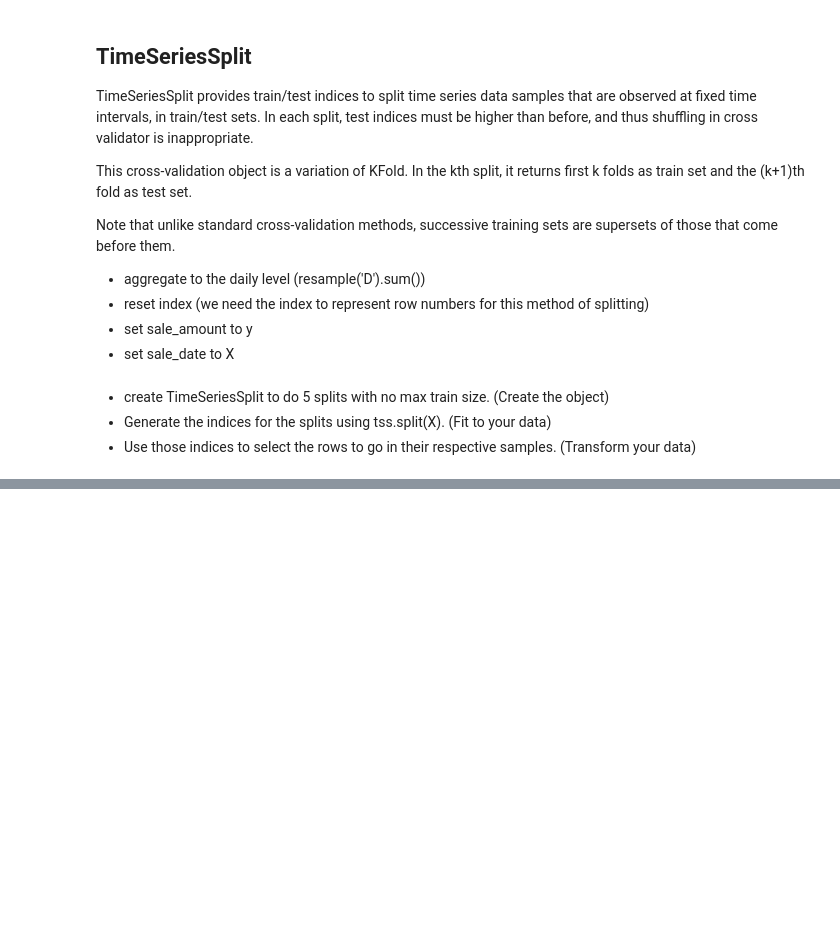
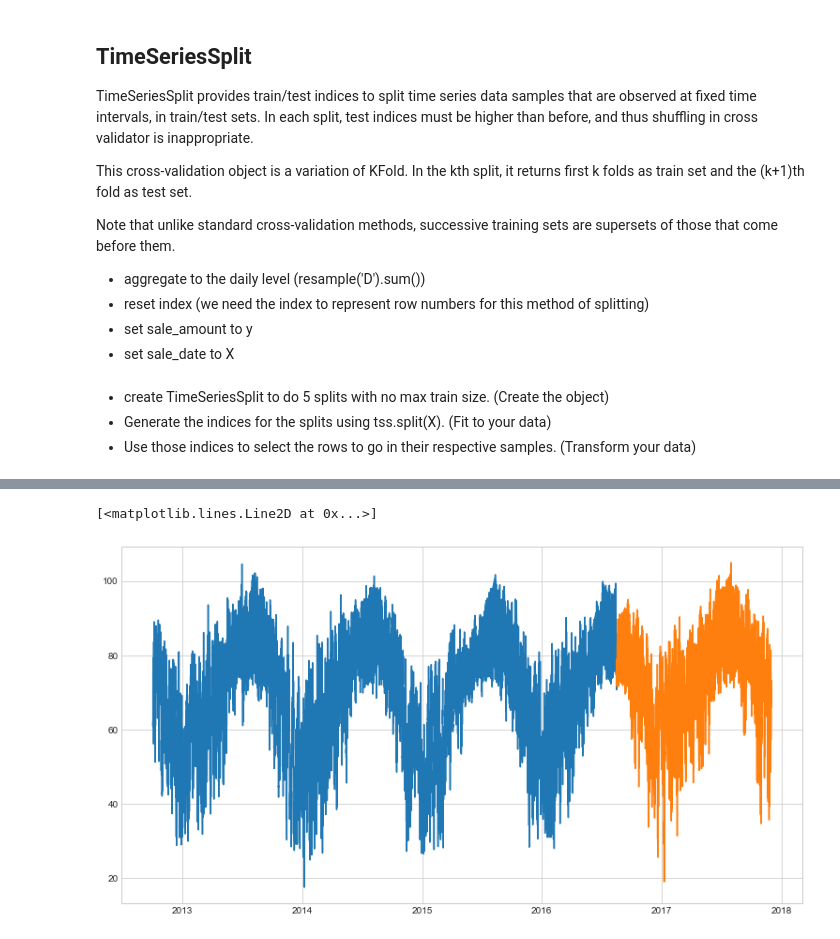
Before and after one commit to guedanie/ds-methodologies-exercises, a Jupyter notebook: time_series/time_series_class_notes.ipynb, the cells around one changed output, grey strips where cells are left out. Saved outputs shown, nothing was run; the diff lists cells and outputs as text; code cells hidden in the pictures; blank space fills up the shorter version.

```diff
--- a/time_series/time_series_class_notes.ipynb
+++ b/time_series/time_series_class_notes.ipynb
@@ -443,6 +443,10 @@ warnings.filterwarnings("ignore")
 import prepare
 
 df = prepare.wrangle_sales_data()
+
+# plotting defaults
+plt.rc('figure', figsize=(13, 7))
+plt.style.use('seaborn-whitegrid')
 # %% [markdown]
 ## Split the data
 
@@ -486,0 +510,6 @@ TypeError: split() missing 1 required positional argument: 'X'
+# %%
+df = pd.read_csv('sa_temps.csv', index_col='datetime', parse_dates=True).sort_index()
+df.temp = (df.temp - 273.15) * 1.8 + 32
+
+print('Date Range:', df.index.min(), 'to', df.index.max())
+df.head()
@@ -486,0 +533,14 @@ TypeError: split() missing 1 required positional argument: 'X'
+# %%
+# Percentage-Based
+train_size = .75
+n = df.shape[0]
+test_start_index = round(train_size * n)
+
+train = df[:test_start_index] # everything up (not including) to the test_start_index
+test = df[test_start_index:] # everything from the test_start_index to the end
+
+plt.plot(train.index, train.temp)
+plt.plot(test.index, test.temp)
+# %% [output]
+[<matplotlib.lines.Line2D at 0x...>]
+[figure, added]
```
Also changed, not shown: parts of 43 cells of this notebook.
